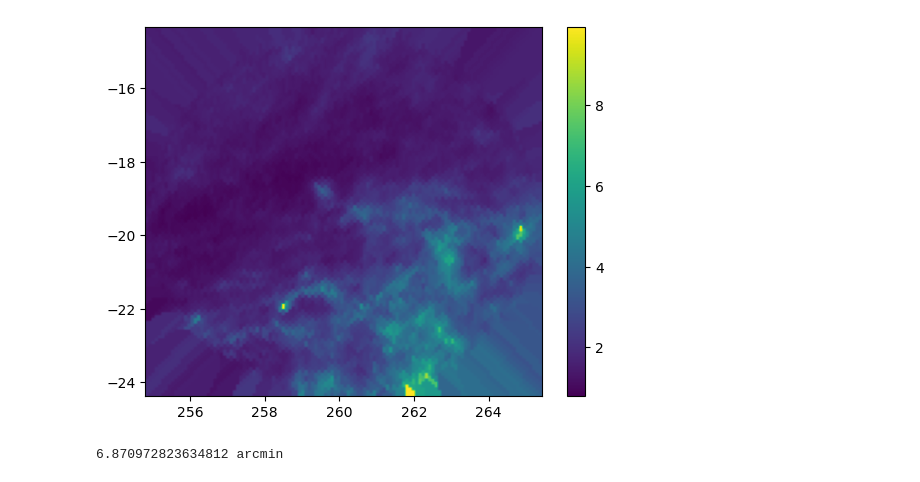
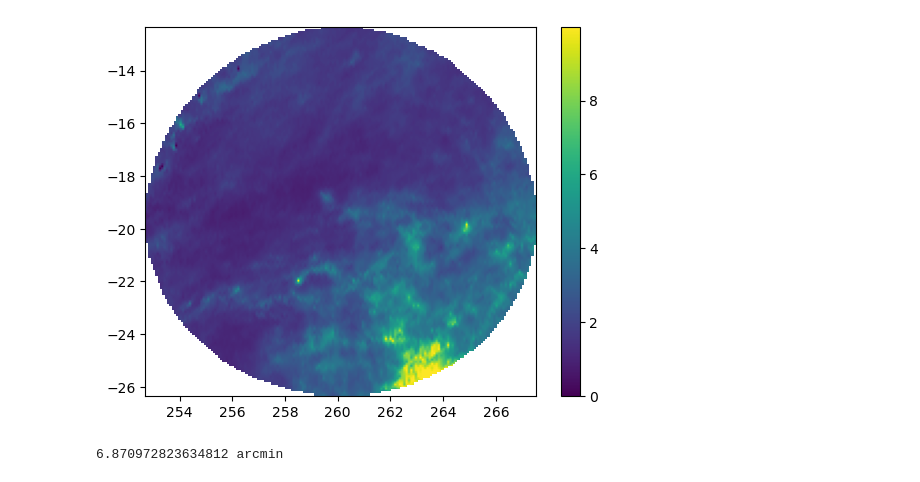
Before and after one commit to AstroTaffer/MEN-681301-OAM, a Jupyter notebook: Gimalieva_healpix.ipynb, the cells around one changed output. Drawn from its saved outputs; the diff is of its cells as text; code cells hidden in the pictures.

Commit message:
healpix

```diff
--- a/Gimalieva_healpix.ipynb
+++ b/Gimalieva_healpix.ipynb
@@ -4,7 +4,7 @@ from astropy.coordinates import SkyCoord
 import astropy.units as u
 %matplotlib inline
 import numpy as np
-from astropy_healpix import HEALPix as hp
+from astropy_healpix import HEALPix
 from scipy.interpolate import griddata
 
 def nside_to_pixel_area(nside):
@@ -17,32 +17,35 @@ def nside_to_pixel_resolution(nside):
     nside = np.asanyarray(nside, dtype=np.int64)
     return (nside_to_pixel_area(nside) ** 0.5).to(u.arcmin)
 
-data = np.load('I_355_tgextmap.npz')
-HPId = data['HPId']
-A0 = data['A0']
-level = 9
-
-ra = 260.10740722*u.deg
-dec = -19.3523078*u.deg
-coord = SkyCoord(ra, dec, frame='icrs')
-
-hp = hp(nside=2**level, order='nested', frame='icrs')
-search=hp.cone_search_skycoord(coord, radius=5 * u.deg)
-ext = A0[np.isin(HPId, search)]
-common = HPId[np.isin(HPId, search)]
-cd = hp.healpix_to_skycoord(common)
-
-ra = np.unique(cd.ra.value)
-dec = np.unique(cd.dec.value)
-X, Y = np.meshgrid(ra, dec)
-beta = griddata(np.transpose(np.array([cd.ra.value, cd.dec.value])), np.array(ext), (X, Y), method='nearest')
-im = plt.imshow(beta, cmap=plt.cm.viridis, aspect='auto', extent=[X.min(), X.max(), Y.min(), Y.max()],
-                origin='lower')
-plt.colorbar(im)
-plt.show()
-
-f=nside_to_pixel_resolution(2**level)
-print(f)
+def av_map(ra, dec, radius, level, A0, HPId):
+    coord = SkyCoord(ra*u.deg, dec*u.deg, frame='icrs')
+    hp = HEALPix(nside=2**level, order='nested', frame='icrs')
+    search=hp.cone_search_skycoord(coord, radius)
+    ext = A0[np.isin(HPId, search)]
+    common = HPId[np.isin(HPId, search)]
+    cd = hp.healpix_to_skycoord(common)
+    ra = np.unique(cd.ra.value)
+    dec = np.unique(cd.dec.value)
+    X, Y = np.meshgrid(ra, dec)
+    beta = griddata(np.transpose(np.array([cd.ra.value, cd.dec.value])), np.array(ext), (X, Y))
+    im = plt.imshow(beta, cmap=plt.cm.viridis, aspect='equal', extent=[X.min(), X.max(), Y.min(), Y.max()],
+                     origin='lower')
+    plt.colorbar(im)
+    plt.show()
-# %% [output]
-[figure, removed]
-6.870972823634812 arcmin
+# %%
+data = np.load('I_355_tgextmap.npz')
+HPId = data['HPId']
+A0 = data['A0']
+level = 9
+
+ra = 260.10740722
+dec = -19.3523078
+radius = 7*u.deg
+
+av_map(ra, dec, radius, level, A0, HPId)
+
+f=nside_to_pixel_resolution(2**level)
+print(f)
+# %% [output]
+[figure, added]
+6.870972823634812 arcmin
```
